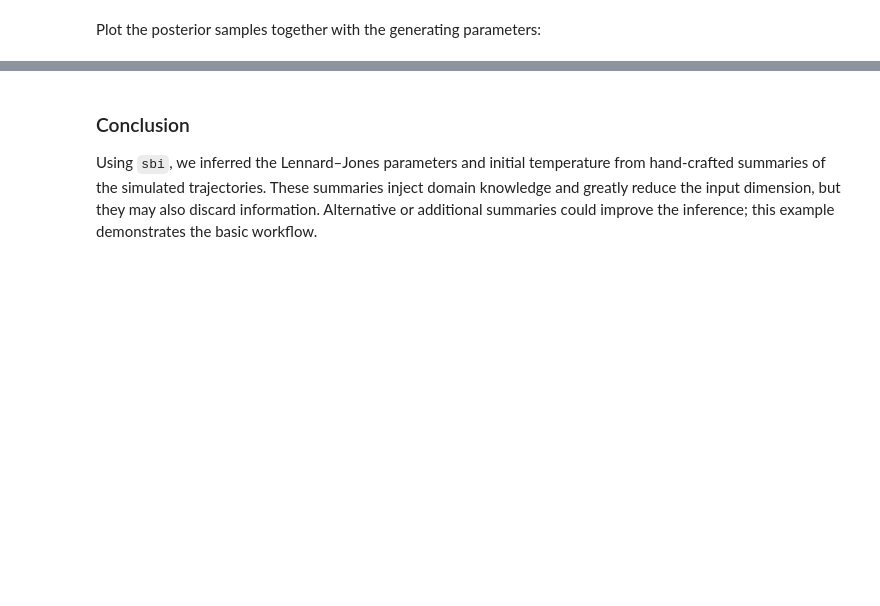
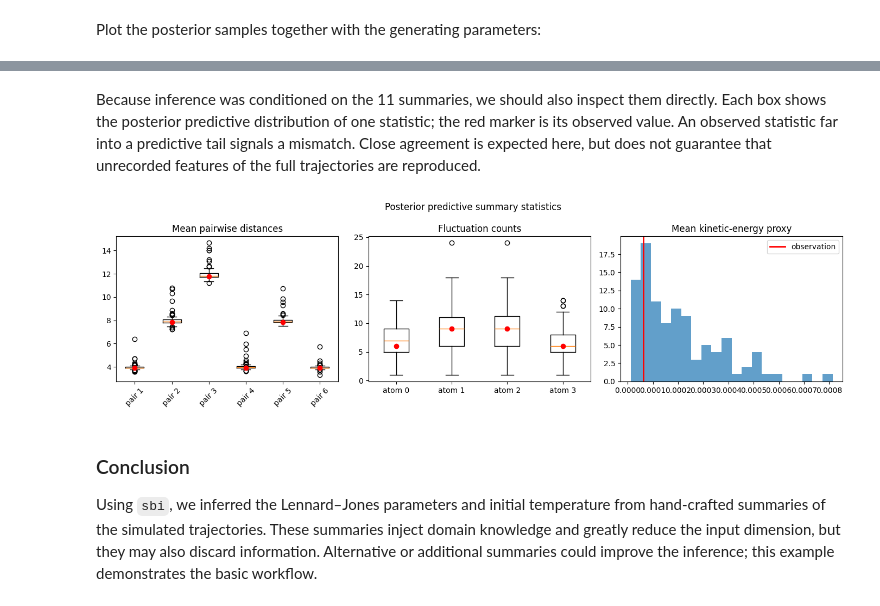
Before and after one commit to albazarova/sbi_intro, a Jupyter notebook: notebooks/4a_summary_statistics_md.ipynb, the cells around one changed output, grey strips where cells are left out. Cells and saved outputs as stored; diff of their text form; code cells hidden in the pictures; blank space fills up the shorter version.

```diff
--- a/notebooks/4a_summary_statistics_md.ipynb
+++ b/notebooks/4a_summary_statistics_md.ipynb
@@ -365,3 +403,27 @@ plt.show()
+# %% [markdown]
+Because inference was conditioned on the 11 summaries, we should also inspect them directly. Each box shows the posterior predictive distribution of one statistic; the red marker is its observed value. An observed statistic far into a predictive tail signals a mismatch. Close agreement is expected here, but does not guarantee that unrecorded features of the full trajectories are reproduced.
+# %%
+fig, axes = plt.subplots(1, 3, figsize=(14, 4))
+
+axes[0].boxplot(summary_ppc[:, :6], tick_labels=[f"pair {i+1}" for i in range(6)])
+axes[0].scatter(np.arange(1, 7), x_summary_o[:6], color="red", zorder=3)
+axes[0].set_title("Mean pairwise distances")
+axes[0].tick_params(axis="x", rotation=45)
+
+axes[1].boxplot(summary_ppc[:, 6:10], tick_labels=[f"atom {i}" for i in range(4)])
+axes[1].scatter(np.arange(1, 5), x_summary_o[6:10], color="red", zorder=3)
+axes[1].set_title("Fluctuation counts")
+
+axes[2].hist(summary_ppc[:, 10], bins=20, alpha=0.7)
+axes[2].axvline(x_summary_o[10], color="red", lw=2, label="observation")
+axes[2].set_title("Mean kinetic-energy proxy")
+axes[2].legend()
+
+fig.suptitle("Posterior predictive summary statistics")
+fig.tight_layout()
+plt.show()
+# %% [output]
+[figure, added]
 # %% [markdown]
 ### Conclusion
 
```
Also changed, not shown: parts of 15 cells of this notebook.
